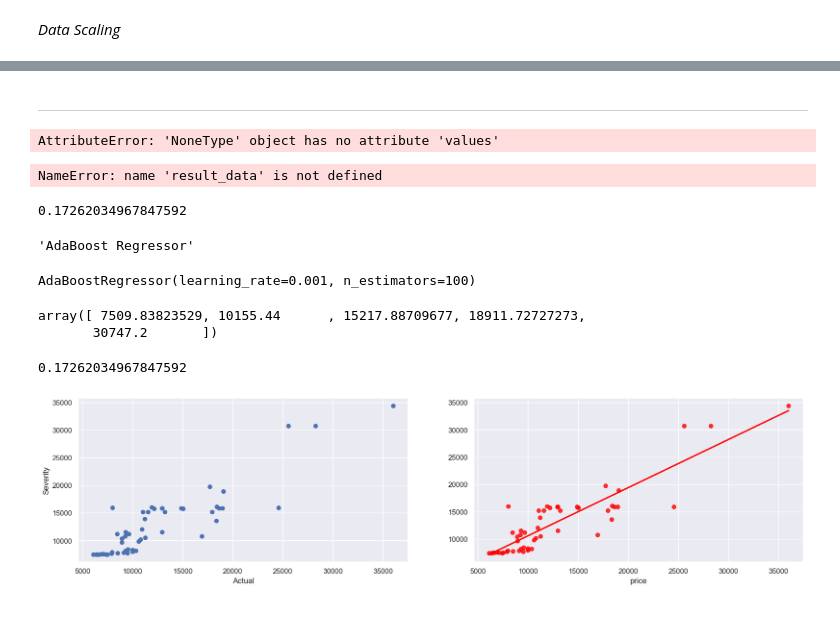
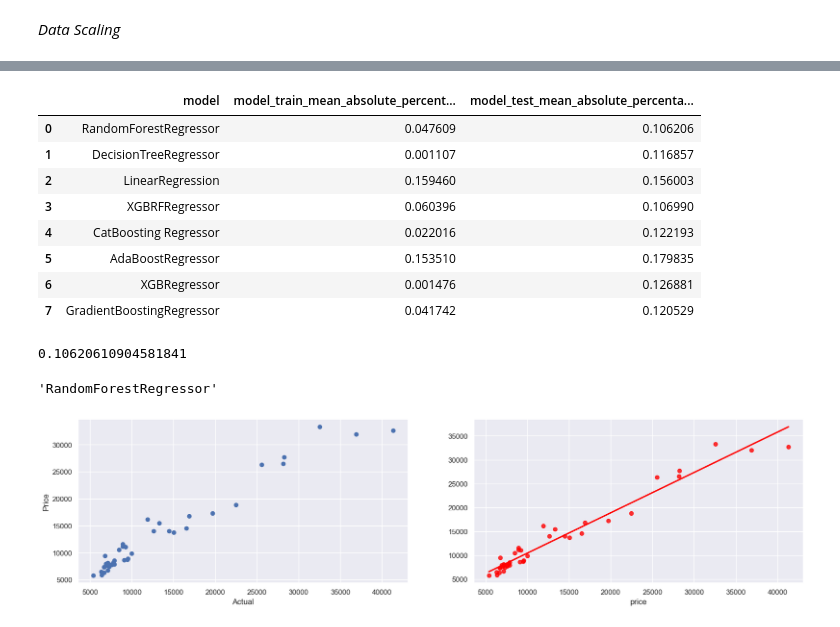
Before and after one commit to omars1234/AutoMobileML, a Jupyter notebook: Analysis.ipynb, the cells around one changed output, grey strips where cells are left out. Drawn from its saved outputs; the diff is of its cells as text; code cells hidden in the pictures.

Commit message:
run and selected the best ML model (RandomForest)

```diff
--- a/Analysis.ipynb
+++ b/Analysis.ipynb
@@ -357,7 +397,7 @@ y=df["price"]
 # %% [markdown]
 *Splitting data into training and testing subsets*
 # %%
-x_train, x_test, y_train, y_test = train_test_split(x,y ,test_size= 0.25)
+x_train, x_test, y_train, y_test = train_test_split(x,y ,test_size= 0.20)
 
 print("Train data shape of X = % s and Y = % s : "%(
 	x_train.shape, y_train.shape))
@@ -495,6 +536,7 @@ model_test_r2_score : 0.8993
 ===================================
 # %%
 report = {}
+report2={}
 for i in range(len(list(models))):
     model=list(models.values())[i]
     model.fit(x_train,y_train)
@@ -508,4 +550,9 @@ for i in range(len(list(models))):
     model_train_r2_score=r2_score(y_train,y_train_prediction)
     model_test_r2_score=r2_score(y_test,y_test_prediction)
 
-    report[list(models.keys())[i]] = model_test_mean_absolute_percentage_error
+    report[list(models.keys())[i]] = model_train_mean_absolute_percentage_error
+    report2[list(models.keys())[i]] = model_test_mean_absolute_percentage_error
+
+train_report=pd.DataFrame(report,index=report.keys()).iloc[0].reset_index().rename(columns={"index":"model","RandomForestRegressor":"model_train_mean_absolute_percentage_error"})
+test_report=pd.DataFrame(report2,index=report.keys()).iloc[0].reset_index().rename(columns={"index":"model","RandomForestRegressor":"model_test_mean_absolute_percentage_error"})
+final_report=pd.concat([train_report,test_report["model_test_mean_absolute_percentage_error"]],axis=1)
@@ -535,53 +559,38 @@ model_report
-# %% [markdown]
----
-# %%
-result_data=pd.DataFrame(model_report.values(),index=model_report.keys()).reset_index().rename(columns={"index":"Model",0:"mape"})
-result_data.sort_values(by="mape")
-# %% [output]
-AttributeError: 'NoneType' object has no attribute 'values'
-# %%
-ax=sns.barplot(data=result_data,x="mape",y="Model",order=result_data.sort_values(by="mape").Model)
-ax.set_ylabel("Basic Models")
-for label in ax.containers:
-    ax.bar_label(label)
-# %% [output]
-NameError: name 'result_data' is not defined
+# %%
+final_report
+# %% [output]
+|  | model | model_train_mean_absolute_percent... | model_test_mean_absolute_percenta... |
+| 0 | RandomForestRegressor | 0.047609 | 0.106206 |
+| 1 | DecisionTreeRegressor | 0.001107 | 0.116857 |
+| 2 | LinearRegression | 0.159460 | 0.156003 |
+| 3 | XGBRFRegressor | 0.060396 | 0.106990 |
+| 4 | CatBoosting Regressor | 0.022016 | 0.122193 |
+| 5 | AdaBoostRegressor | 0.153510 | 0.179835 |
+| 6 | XGBRegressor | 0.001476 | 0.126881 |
+| 7 | GradientBoostingRegressor | 0.041742 | 0.120529 |
 # %%
-best_model_score = min(sorted(model_report.values()))
+best_model_score = min(sorted(final_report["model_test_mean_absolute_percentage_error"]))
 best_model_score
 # %% [output]
-0.17262034967847592
+0.10620610904581841
 # %%
-best_model_name = list(model_report.keys())[
-                list(model_report.values()).index(best_model_score)]
+best_model_name = list(final_report["model"])[
+                list(final_report["model_test_mean_absolute_percentage_error"]).index(best_model_score)]
 best_model_name
 # %% [output]
-'AdaBoost Regressor'
+'RandomForestRegressor'
-# %%
-best_model = models[best_model_name]
-best_model
-# %% [output]
-AdaBoostRegressor(learning_rate=0.001, n_estimators=100)
+# %%
+model=RandomForestRegressor().fit(x_train,y_train)
 # %%
-predicted=best_model.predict(xtest)
+predicted=model.predict(x_test)
-# %%
-predicted[0:5]
-# %% [output]
-array([ 7509.83823529, 10155.44      , 15217.88709677, 18911.72727273,
-       30747.2       ])
-# %%
-r2_square = mean_absolute_percentage_error(ytest, predicted)
-r2_square
-# %% [output]
-0.17262034967847592
 # %%
 plt.subplot(221)
-plt.scatter(ytest,predicted);
+plt.scatter(y_test,predicted);
 
 plt.xlabel('Actual');
-plt.ylabel('Severity');
+plt.ylabel('Price');
 
 plt.subplot(222)
-sns.regplot(x=ytest,y=predicted,ci=None,color ='red');
+sns.regplot(x=y_test,y=predicted,ci=None,color ='red');
 # %% [output]
-[figure, old version]
+[figure, new version]
```
Also changed, not shown: parts of 15 cells of this notebook.
